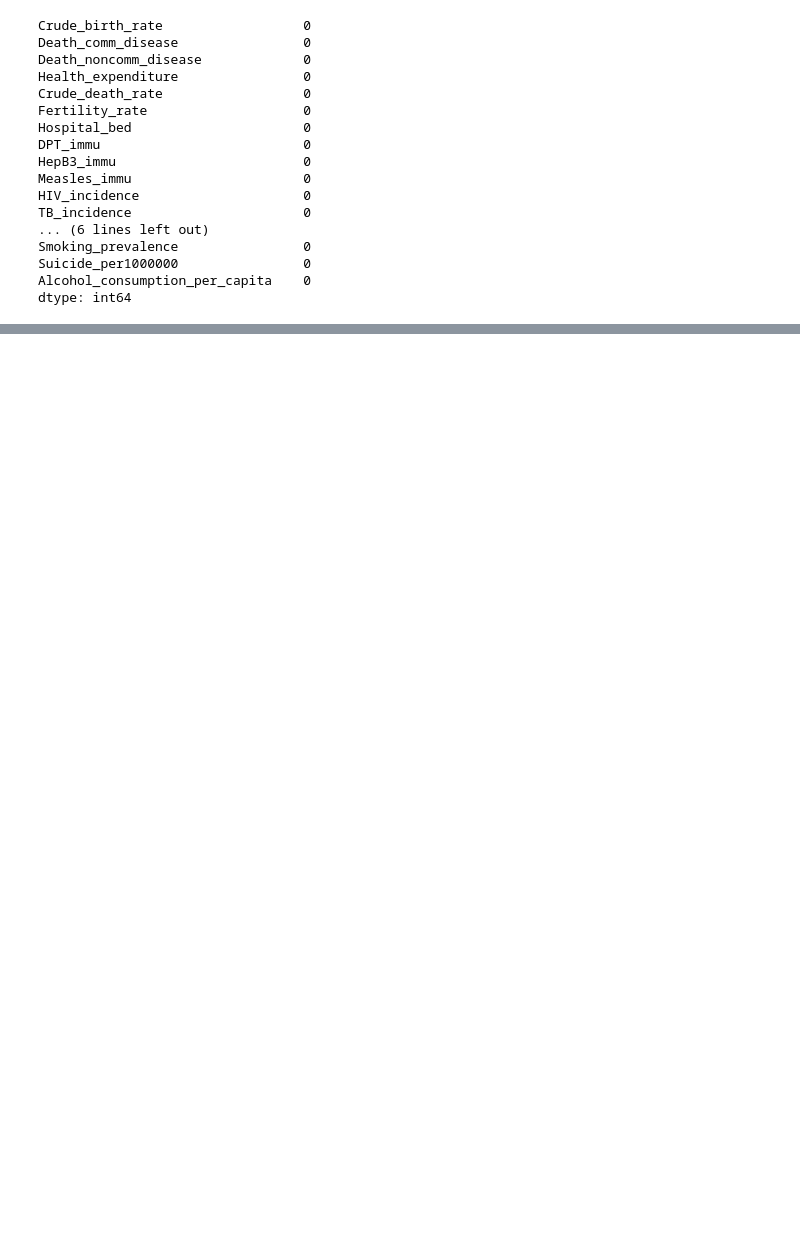
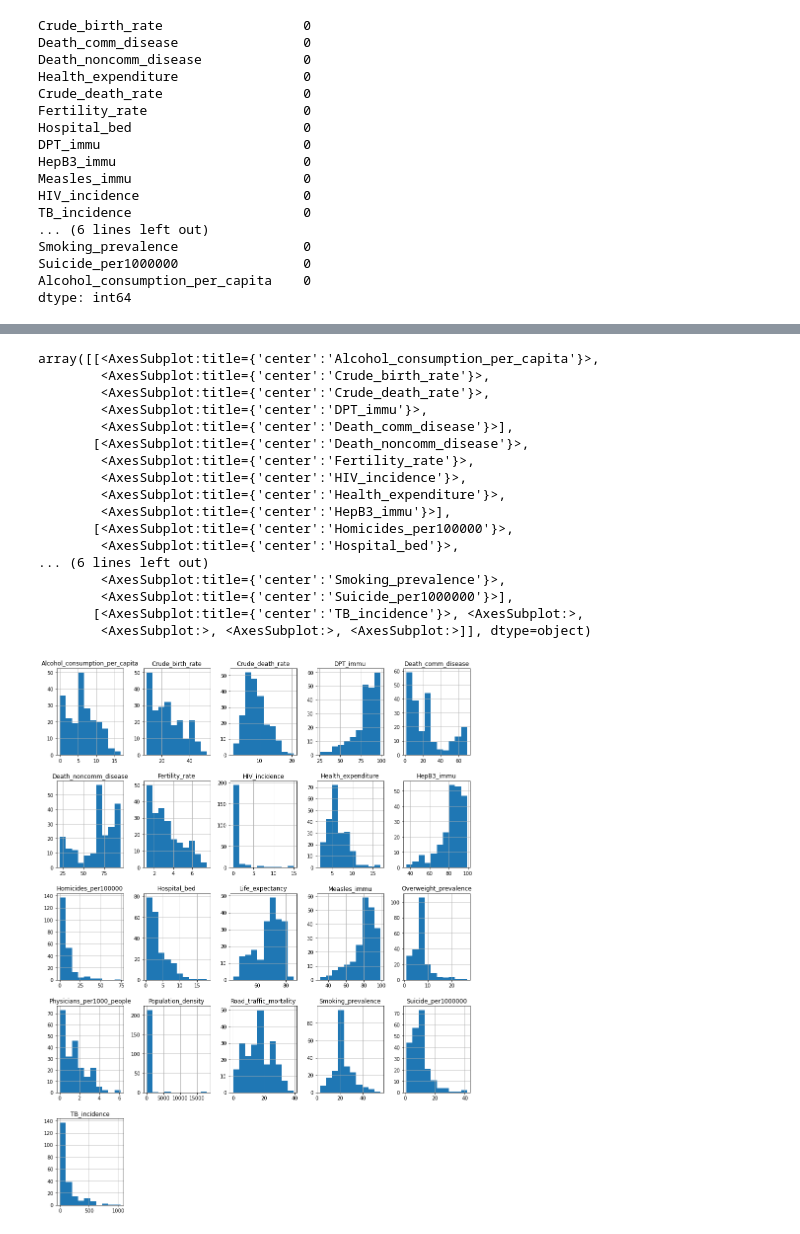
Before and after one commit to susovd/ML-lifeexpectancy-prediction, a Jupyter notebook: 00ETL.ipynb, the cells around one changed output, grey strips where cells are left out. Saved outputs shown, nothing was run; the diff lists cells and outputs as text; code cells hidden in the pictures; blank space fills up the shorter version.

```diff
--- a/00ETL.ipynb
+++ b/00ETL.ipynb
@@ -450,0 +444,23 @@ plt.show()
+# %%
+fig = plt.figure(figsize = (15,20))
+ax = fig.gca()
+df.hist(ax = ax)
+# %% [output]
+array([[<AxesSubplot:title={'center':'Alcohol_consumption_per_capita'}>,
+        <AxesSubplot:title={'center':'Crude_birth_rate'}>,
+        <AxesSubplot:title={'center':'Crude_death_rate'}>,
+        <AxesSubplot:title={'center':'DPT_immu'}>,
+        <AxesSubplot:title={'center':'Death_comm_disease'}>],
+       [<AxesSubplot:title={'center':'Death_noncomm_disease'}>,
+        <AxesSubplot:title={'center':'Fertility_rate'}>,
+        <AxesSubplot:title={'center':'HIV_incidence'}>,
+        <AxesSubplot:title={'center':'Health_expenditure'}>,
+        <AxesSubplot:title={'center':'HepB3_immu'}>],
+       [<AxesSubplot:title={'center':'Homicides_per100000'}>,
+        <AxesSubplot:title={'center':'Hospital_bed'}>,
+... (6 lines left out)
+        <AxesSubplot:title={'center':'Smoking_prevalence'}>,
+        <AxesSubplot:title={'center':'Suicide_per1000000'}>],
+       [<AxesSubplot:title={'center':'TB_incidence'}>, <AxesSubplot:>,
+        <AxesSubplot:>, <AxesSubplot:>, <AxesSubplot:>]], dtype=object)
+[figure, added]
```
Also changed, not shown: parts of 24 cells of this notebook, 2 other files.
